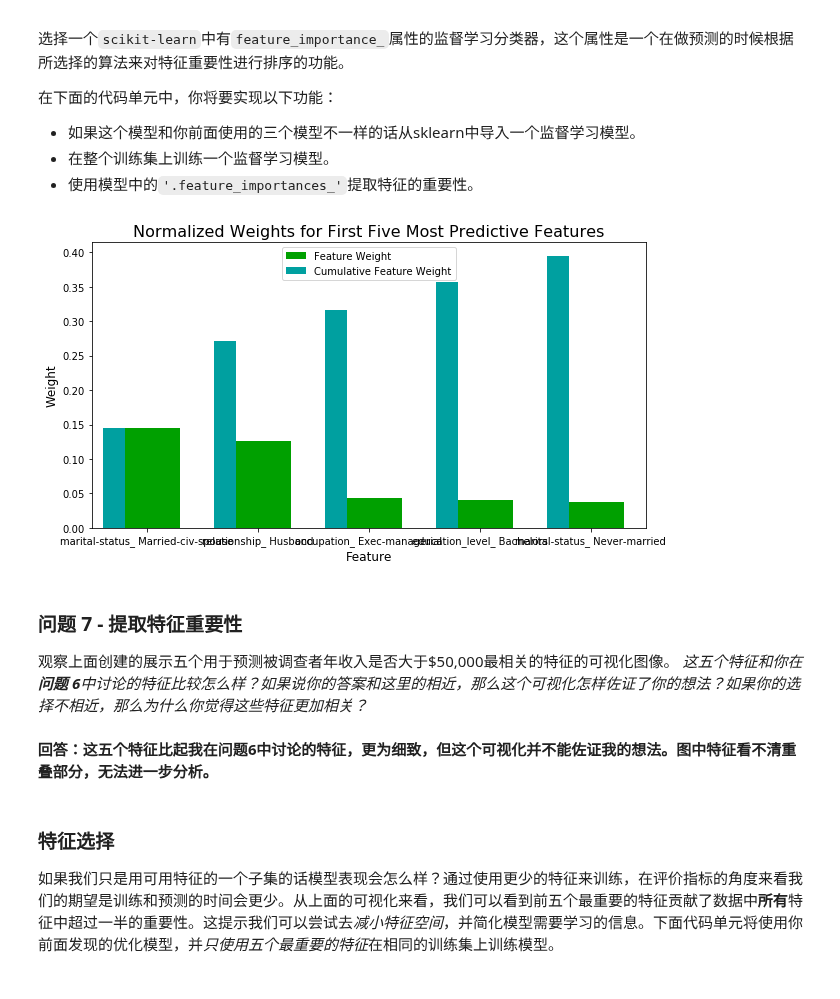
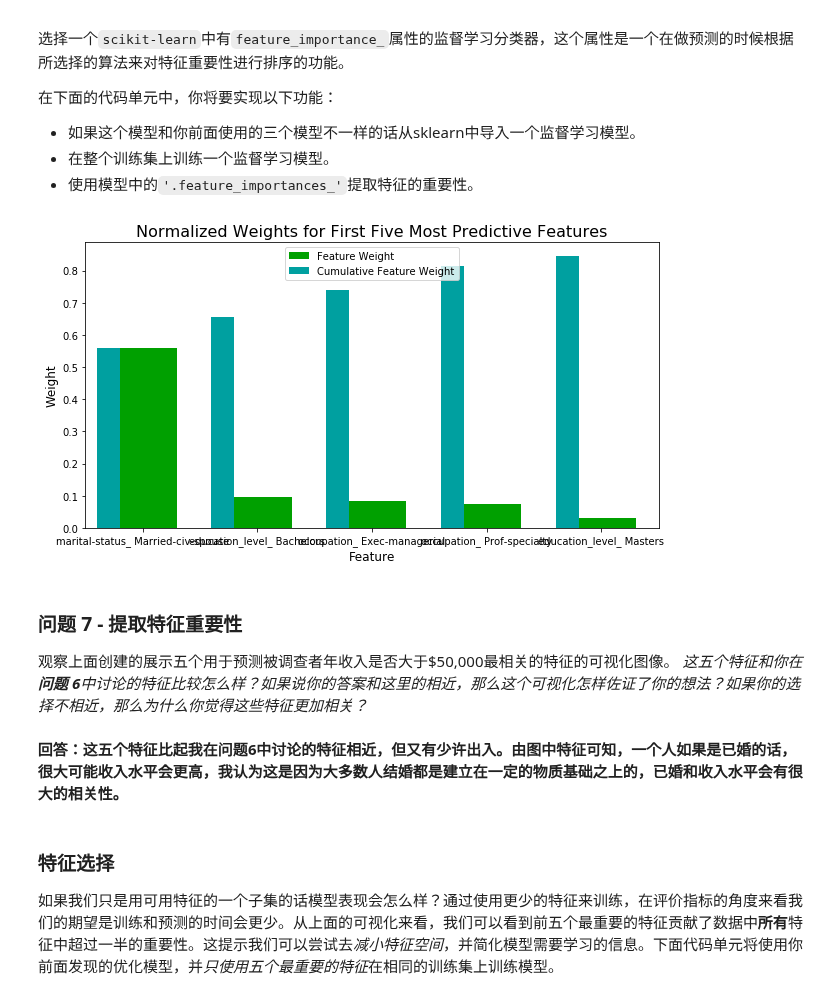
Before and after one commit to bright1125/MLND_test, a Jupyter notebook: finding_donors.ipynb, the cells around one changed output. Saved outputs shown, nothing was run; the diff lists cells and outputs as text; code cells hidden in the pictures.

```diff
--- a/finding_donors.ipynb
+++ b/finding_donors.ipynb
@@ -433,7 +432,7 @@ from sklearn.model_selection import GridSearchCV
 clf = DecisionTreeClassifier(random_state=0)
 
 # TODO：创建你希望调节的参数列表#题目要求不调整max_depth参数
-parameters = {'criterion':['gini','entropy'],'min_samples_split':range(2,10),'min_samples_leaf':range(1,10)}
+parameters = {'criterion':['gini','entropy'],'min_samples_split':range(2,10),'min_samples_leaf':range(1,10),'max_depth':range(1,11)}
 
 # TODO：创建一个fbeta_score打分对象
 scorer =  make_scorer(fbeta_score, beta=0.5)
@@ -449,7 +448,7 @@ end_train = time() # 获得程序结束时间
 
 # 得到estimator
 best_clf = grid_obj.best_estimator_
-
+print grid_obj.best_params_
 # 使用没有调过优的模型做预测
 predictions = (clf.fit(X_train, y_train)).predict(X_test)
 # 使用调过优的模型做预测
@@ -523,25 +523,25 @@ _在这十三个记录中，你认为哪五个特征对于预测是最重要的
  - 使用模型中的`'.feature_importances_'`提取特征的重要性。
 # %%
 # TODO：导入一个有'feature_importances_'的监督学习模型
-from sklearn.ensemble import RandomForestClassifier
 
 # TODO：在训练集上训练一个监督学习模型
 
-model = RandomForestClassifier(random_state=0).fit(X_train,y_train)
+model = DecisionTreeClassifier(criterion='gini',min_samples_split=7,max_depth=8,min_samples_leaf=1,random_state=0)
+model = model.fit(X_train,y_train)
 
 # TODO： 提取特征重要性
 importances = model.feature_importances_
 
 # 绘图
 vs.feature_plot(importances, X_train, y_train)
 # %% [output]
-[figure, old version]
+[figure, new version]
 # %% [markdown]
 ### 问题 7 - 提取特征重要性
 观察上面创建的展示五个用于预测被调查者年收入是否大于\$50,000最相关的特征的可视化图像。
 _这五个特征和你在**问题 6**中讨论的特征比较怎么样？如果说你的答案和这里的相近，那么这个可视化怎样佐证了你的想法？如果你的选择不相近，那么为什么你觉得这些特征更加相关？_
-# %% [markdown]
-**回答：这五个特征比起我在问题6中讨论的特征，更为细致，但这个可视化并不能佐证我的想法。图中特征看不清重叠部分，无法进一步分析。**
+# %% [markdown]
+**回答：这五个特征比起我在问题6中讨论的特征相近，但又有少许出入。由图中特征可知，一个人如果是已婚的话，很大可能收入水平会更高，我认为这是因为大多数人结婚都是建立在一定的物质基础之上的，已婚和收入水平会有很大的相关性。**
 # %% [markdown]
 ### 特征选择
 
```
Also changed, not shown: parts of 5 cells of this notebook, 1 other file.
